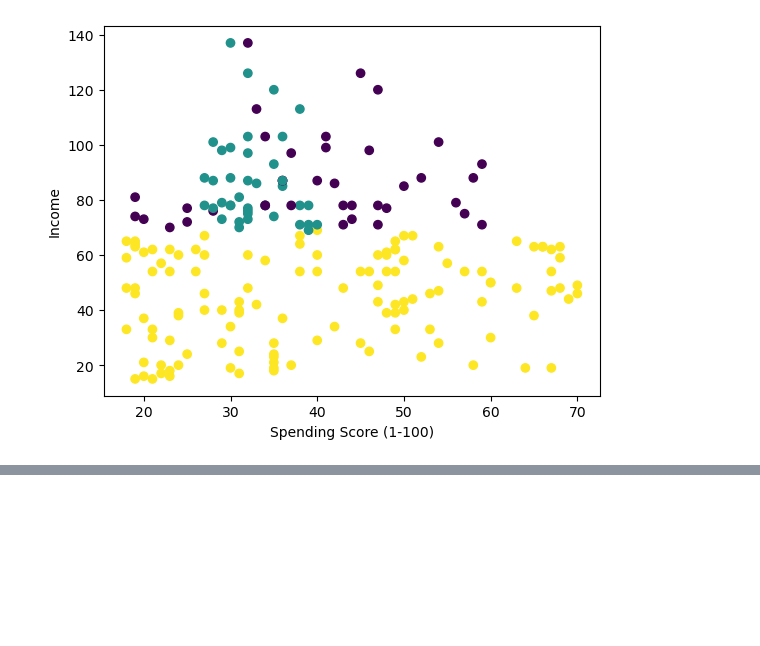
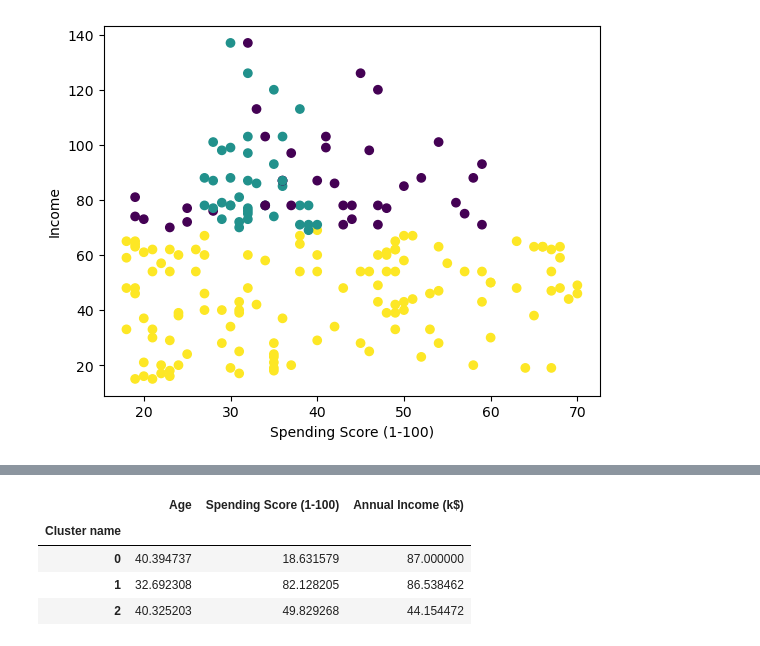
Before and after one commit to Abdelhamid2c/Customer-Segmentation-Mall, a Jupyter notebook: Untitled.ipynb, the cells around one changed output, grey strips where cells are left out. Saved outputs shown, nothing was run; the diff lists cells and outputs as text; code cells hidden in the pictures; blank space fills up the shorter version.

```diff
--- a/Untitled.ipynb
+++ b/Untitled.ipynb
@@ -202,0 +229,8 @@ plt.show()
+# %%
+data.groupby('Cluster name')[['Age','Spending Score (1-100)', 'Annual Income (k$)']].mean()
+# %% [output]
+|  | Age | Spending Score (1-100) | Annual Income (k$) |
+| Cluster name |  |  |  |
+| 0 | 40.394737 | 18.631579 | 87.000000 |
+| 1 | 32.692308 | 82.128205 | 86.538462 |
+| 2 | 40.325203 | 49.829268 | 44.154472 |
```
Also changed, not shown: parts of 9 cells of this notebook.
